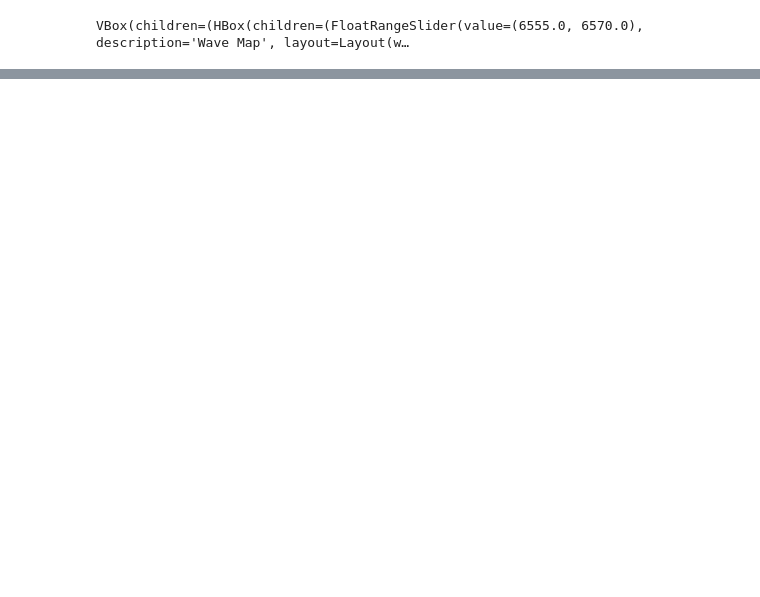
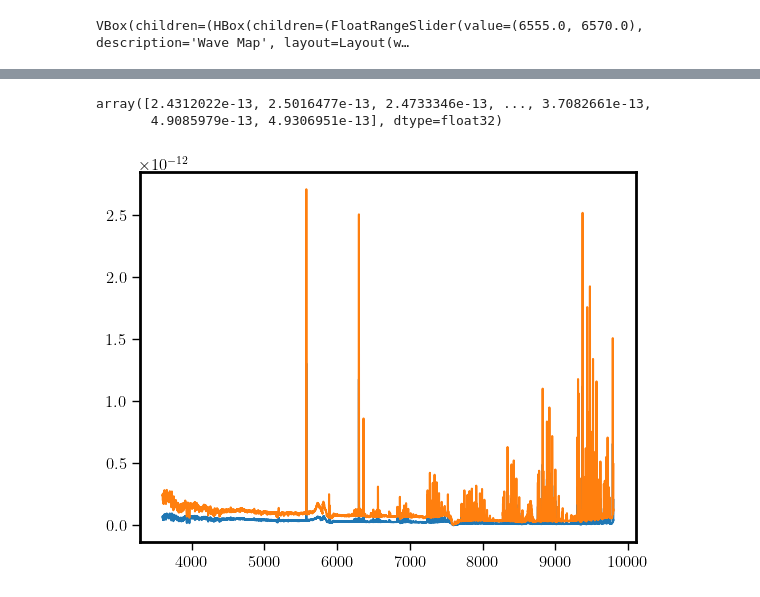
Before and after one commit to sdss/lvmdap, a Jupyter notebook: notebooks/LVMview_CFrame.ipynb, the cells around one changed output, grey strips where cells are left out. Drawn from its saved outputs; the diff is of its cells as text; code cells hidden in the pictures; blank space fills up the shorter version.

```diff
--- a/notebooks/LVMview_CFrame.ipynb
+++ b/notebooks/LVMview_CFrame.ipynb
@@ -813,0 +793,34 @@ plt.savefig('LVMview_snap.png', transparent=None, dpi='figure', format=None,
+# %%
+#
+# Extract the sky and error!
+#
+#sky=np.nanmedian(hdu['SKY'].data,axis=1)
+#sky.shape
+#e_sky=np.median(1/(hdu['SKY_IVAR'].data**2),axis=1)
+#e_sky.shape
+#hdr=hdu[0].header
+
+#hdr_now = hdu['SKY'].header
+#hdr_now['crval1'] = hdr['crval1']
+#hdr_now['cdelt1'] = hdr['cdelt1']
+#hdr_now['crpix1'] = hdr['crpix1']
+
+DIR_DRP = 'redux_0.1.2dev'
+lvmid='00006110'
+#lvmid='00007327'
+hdu[0].header['CRVAL1']=hdu[0].header['CRVAL1']*10e9
+hdu[0].header['CDELT1']=hdu[0].header['CDELT1']*10e9
+hdu_sky = fits.PrimaryHDU(data=hdu['SKY'].data,header=hdu[0].header)
+hdu_sky_e = fits.ImageHDU(data=1/np.sqrt(hdu['SKY_IVAR'].data),header=hdu[0].header,name='ERR')
+#hdu_sky_s = fits.ImageHDU(data=hdu['SKY'].data,header=hdu[0].header,name='SKY')
+hdu_list = fits.HDUList([hdu_sky,hdu_sky_e])#,names=('PRIMARY','FLUX','ERROR','SKY'))
+sky_file = f'{DIR_DRP}/skyS-{lvmid}.fits'
+hdu_list.writeto(sky_file,overwrite=True)
+
+#hdu_esky = fits.PrimaryHDU(1/(hdu['SKY_IVAR'].data**2),header=hdu[0].header)
+#esky_file = f'{DIR_DRP}/e_skyS-{lvmid}.fits'
+#hdu_esky.writeto(esky_file,overwrite=True)
+
+
+#rss_sky = np.concatenate(sky,sky)
+#print(rss_sky.)
@@ -813,0 +843,12 @@ plt.savefig('LVMview_snap.png', transparent=None, dpi='figure', format=None,
+# %%
+sky_hack=False
+wl__w, rss_flux_org, rss_eflux_org, hdr_flux_org, hdr_0 = load_in_rss(sky_file,ny_range=None,\
+                                                                               nx_range=None)
+# %%
+plt.plot(wl__w,rss_flux_org[0,:])
+plt.plot(wl__w,rss_eflux_org[0,:])
+rss_eflux_org[0,:]
+# %% [output]
+array([2.4312022e-13, 2.5016477e-13, 2.4733346e-13, ..., 3.7082661e-13,
+       4.9085979e-13, 4.9306951e-13], dtype=float32)
+[figure, added]
```
Also changed, not shown: parts of 11 cells of this notebook.
